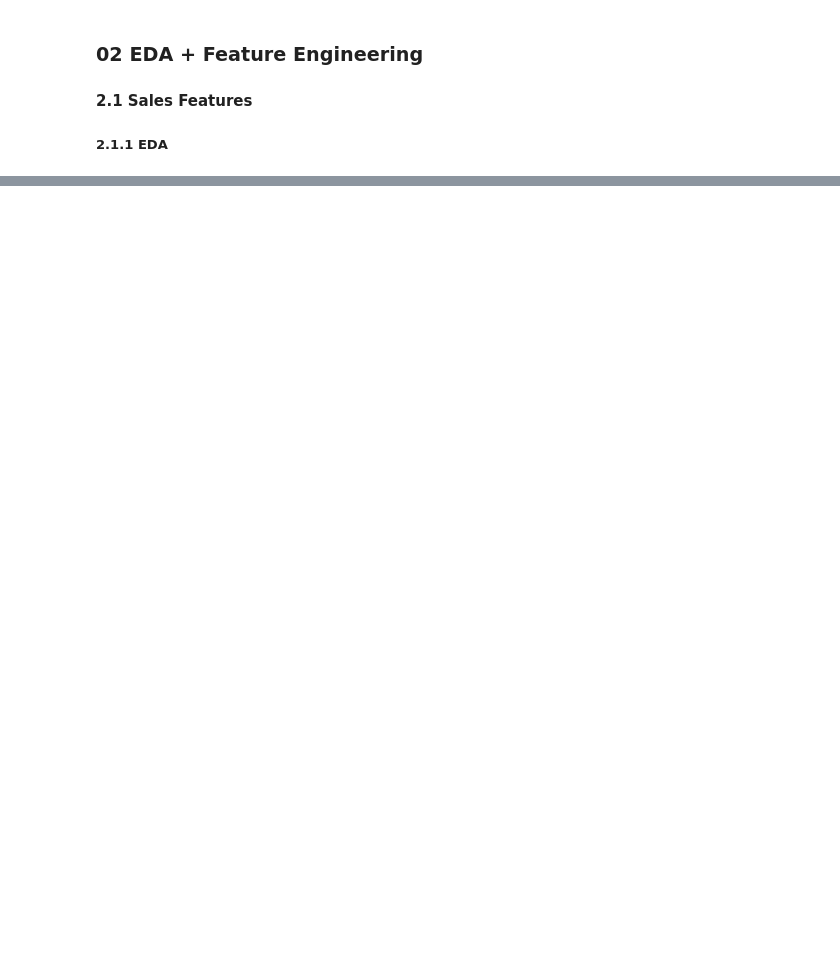
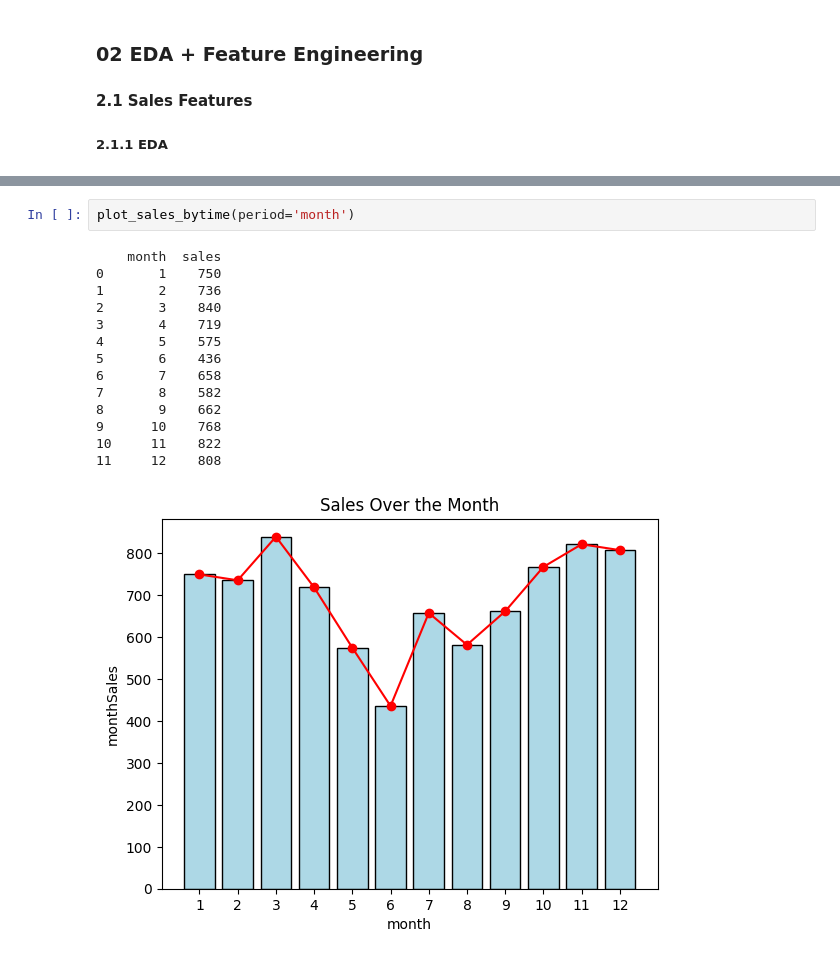
Before and after one commit to ionahu08/M5Forecasting_Accuracy, a Jupyter notebook: code/project_M5.ipynb, the cells around one changed output, grey strips where cells are left out. Cells and saved outputs as stored; diff of their text form; blank space fills up the shorter version.

```diff
--- a/code/project_M5.ipynb
+++ b/code/project_M5.ipynb
@@ -132,0 +406,17 @@ sales_train['year'].unique()
+# %%
+plot_sales_bytime(period='month')
+# %% [output]
+    month  sales
+0       1    750
+1       2    736
+2       3    840
+3       4    719
+4       5    575
+5       6    436
+6       7    658
+7       8    582
+8       9    662
+9      10    768
+10     11    822
+11     12    808
+[figure, added]
```
Also changed, not shown: parts of 18 cells of this notebook.
